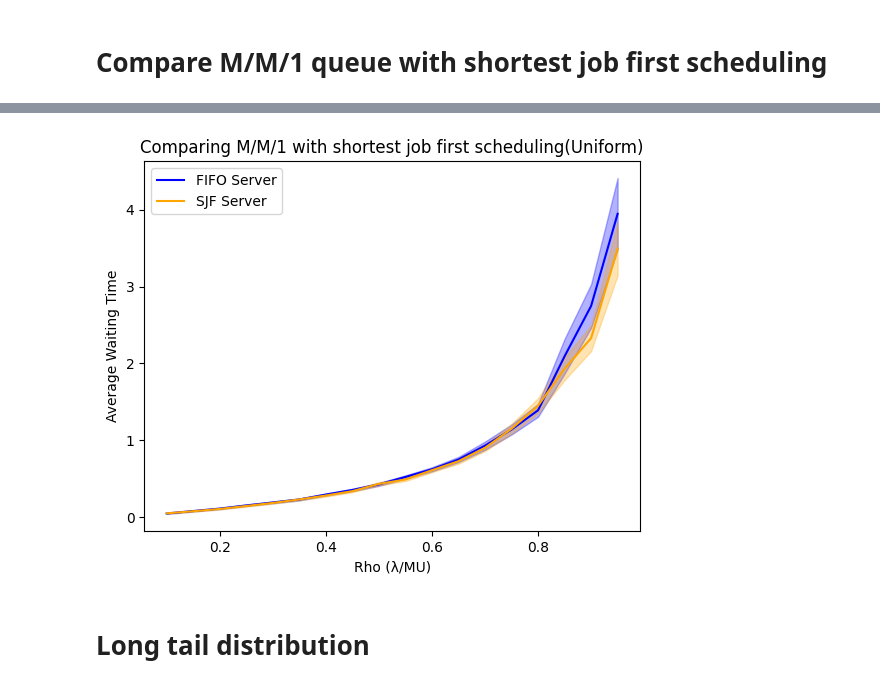
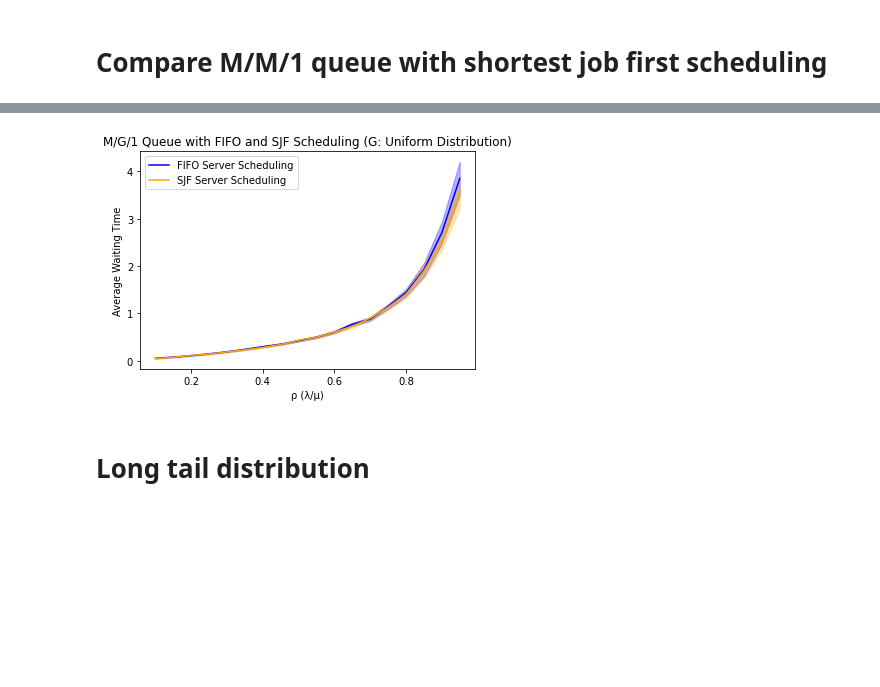
Before and after one commit to Ailuro-Luna/queueing, a Jupyter notebook: Jiawei Liao_14702398_Weikang Chen_14765632_Dan Dong_14989093_Assignment 2.ipynb, the cells around one changed output, grey strips where cells are left out. Saved outputs shown, nothing was run; the diff lists cells and outputs as text; code cells hidden in the pictures; blank space fills up the shorter version.

```diff
--- a/Jiawei Liao_14702398_Weikang Chen_14765632_Dan Dong_14989093_Assignment 2.ipynb
+++ b/Jiawei Liao_14702398_Weikang Chen_14765632_Dan Dong_14989093_Assignment 2.ipynb
@@ -791,16 +791,16 @@ colors = ['blue', 'orange']  # Define colors for the different lines, adjust as
 for i, queue_type in enumerate(['FIFO', 'SJF']):
     subset = results_df[results_df['QueueType'] == queue_type]
     # Plot the mean waiting time line
-    plt.plot(subset['Rho'], subset['MeanWait'], label=f'{queue_type} Server', color=colors[i])
+    plt.plot(subset['Rho'], subset['MeanWait'], label=f'{queue_type} Server Scheduling', color=colors[i])
     # Fill between the upper and lower confidence interval bounds
     plt.fill_between(subset['Rho'],
                      subset['ConfIntervalLower'],
                      subset['ConfIntervalUpper'],
                      color=colors[i], alpha=0.3)  # Adjust alpha for transparency
 
-plt.xlabel('Rho (λ/MU)')
+plt.xlabel('ρ (λ/μ)')
 plt.ylabel('Average Waiting Time')
-plt.title('Comparing M/M/1 with shortest job first scheduling(MU=1)')
+plt.title('M/M/1 Queue with FIFO and SJF Scheduling (μ=1)')
 plt.legend()
 plt.show()
 # %% [output]
@@ -864,16 +864,16 @@ colors = ['blue', 'orange']  # Define colors for the different lines, adjust as
 for i, queue_type in enumerate(['FIFO', 'SJF']):
     subset = results_df[results_df['QueueType'] == queue_type]
     # Plot the mean waiting time line
-    plt.plot(subset['Rho'], subset['MeanWait'], label=f'{queue_type} Server', color=colors[i])
+    plt.plot(subset['Rho'], subset['MeanWait'], label=f'{queue_type} Server Scheduling', color=colors[i])
     # Fill between the upper and lower confidence interval bounds
     plt.fill_between(subset['Rho'],
                      subset['ConfIntervalLower'],
                      subset['ConfIntervalUpper'],
                      color=colors[i], alpha=0.3)  # Adjust alpha for transparency
 
-plt.xlabel('Rho (λ/MU)')
+plt.xlabel('ρ (λ/μ)')
 plt.ylabel('Average Waiting Time')
-plt.title('Comparing M/M/1 with shortest job first scheduling(LAMBDA=0.9)')
+plt.title('M/M/1 Queue with FIFO and SJF Scheduling (λ=0.9)')
 plt.legend()
 plt.show()
 # %% [output]
@@ -915,37 +915,37 @@ for rho in rhos:
             avg_wait_time = run_simulation_sjfs(queue_type, lambda_val)
             avg_wait_times.append(avg_wait_time)
         mean_wait = np.mean(avg_wait_times)
         std_dev_wait = np.std(avg_wait_times, ddof=1)
         conf_lower, conf_upper = conf_int(mean_wait, std_dev_wait, SIMULATIONS)
         results.append({
             'Rho': rho, 'QueueType': queue_type,
             'MeanWait': mean_wait, 'ConfIntervalLower': conf_lower,
             'ConfIntervalUpper': conf_upper
         })
 
 # Convert results to DataFrame and plot
 results_df = pd.DataFrame(results)
 
 # Plotting
 colors = ['blue', 'orange']  # Define colors for the different lines, adjust as needed for your categories
 
 for i, queue_type in enumerate(['FIFO', 'SJF']):
     subset = results_df[results_df['QueueType'] == queue_type]
     # Plot the mean waiting time line
-    plt.plot(subset['Rho'], subset['MeanWait'], label=f'{queue_type} Server', color=colors[i])
+    plt.plot(subset['Rho'], subset['MeanWait'], label=f'{queue_type} Server Scheduling', color=colors[i])
     # Fill between the upper and lower confidence interval bounds
     plt.fill_between(subset['Rho'],
                      subset['ConfIntervalLower'],
                      subset['ConfIntervalUpper'],
                      color=colors[i], alpha=0.3)  # Adjust alpha for transparency
 
-plt.xlabel('Rho (λ/MU)')
+plt.xlabel('ρ (λ/μ)')
 plt.ylabel('Average Waiting Time')
-plt.title('Comparing M/M/1 with shortest job first scheduling(Uniform)')
+plt.title('M/G/1 Queue with FIFO and SJF Scheduling (G: Uniform Distribution)')
 plt.legend()
 plt.show()
 # %% [output]
-[figure, old version]
+[figure, new version]
 # %% [markdown]
 
 # Long tail distribution
```
Also changed, not shown: parts of 12 cells of this notebook.
